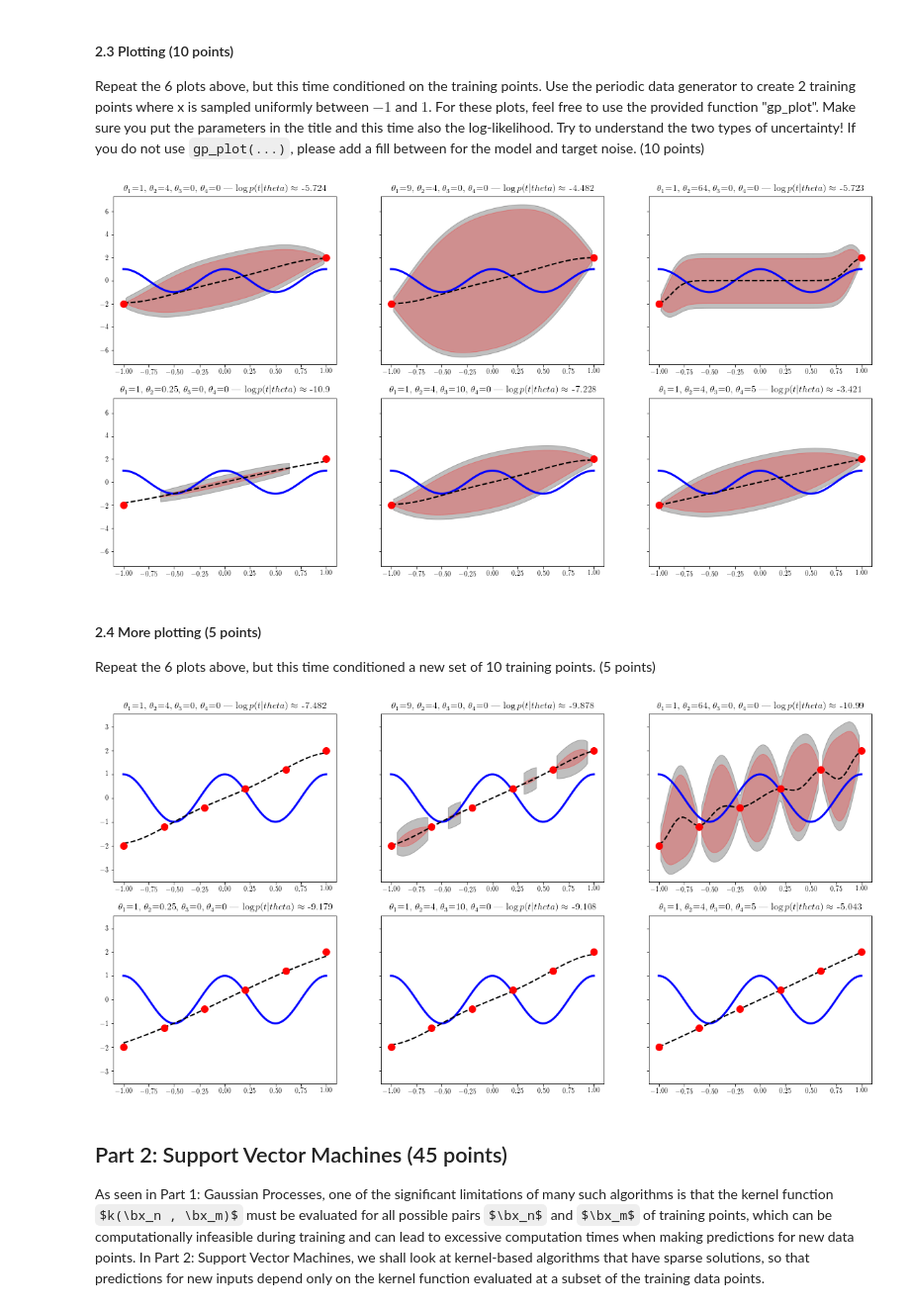
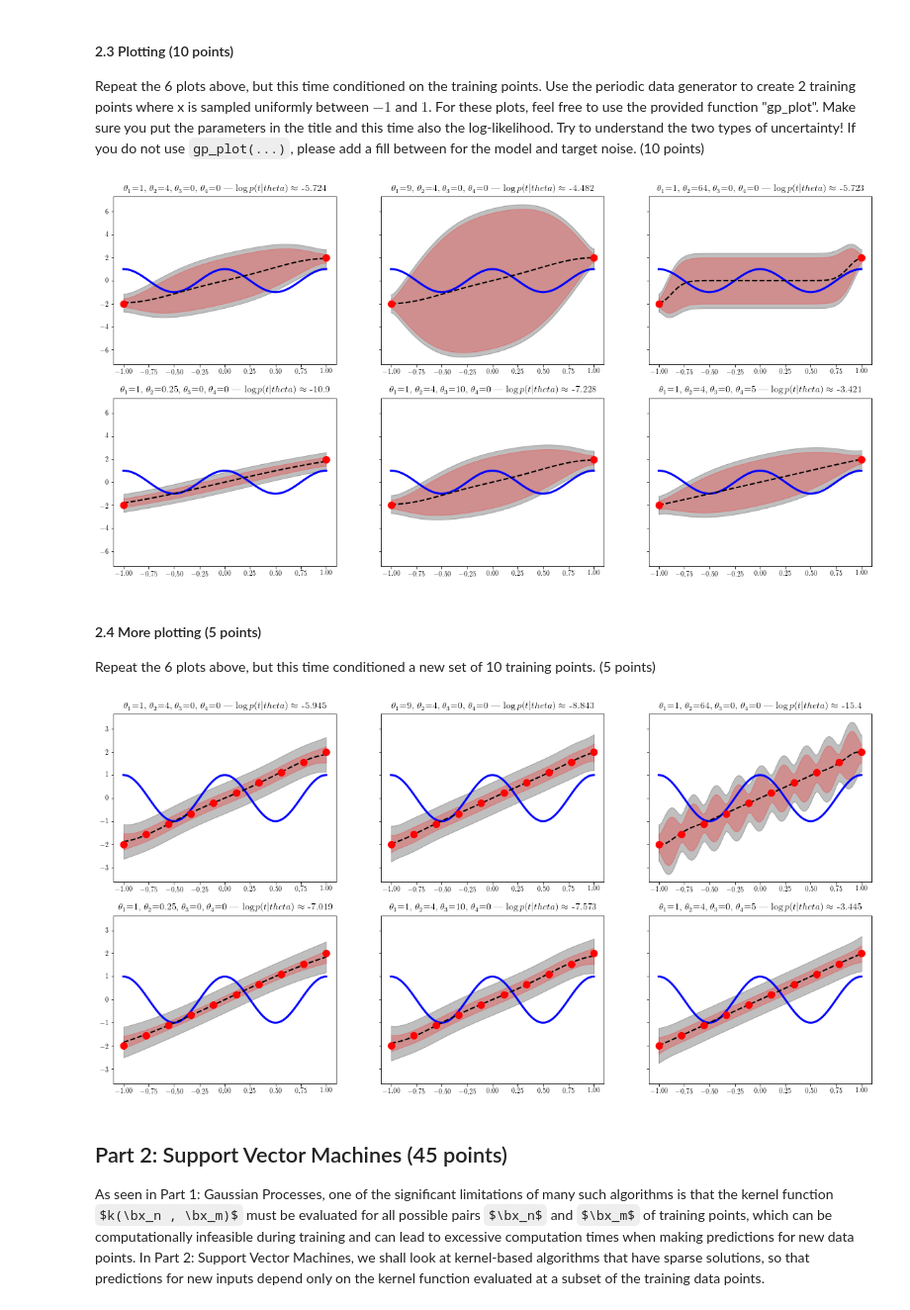
Before and after one commit to Kaleidophon/-friendly-octo-palm-tree, a Jupyter notebook: lab3.ipynb, the cells around one changed output. Shown at 99% size. Drawn from its saved outputs; the diff is of its cells as text; code cells hidden in the pictures; some formulas as TeX source.

```diff
--- a/lab3.ipynb
+++ b/lab3.ipynb
@@ -162,7 +161,7 @@ def gp_predictive_distribution(x_train, t_train, x_test, theta, beta, C=None):
         C = K + numpy.identity(len(x_train)) * 1/beta
 
 
-    c = computeK(x_test, x_test, theta)
+    c = numpy.diag(numpy.diag(computeK(x_test, x_test, theta) + 1/beta))
     k = computeK(x_train, x_test, theta)
     mean_test = numpy.dot(numpy.dot(k.T, inv(C)), t_train)
     var_test = c - np.dot(np.dot(k.T, inv(C)), k)
@@ -277,9 +276,9 @@ def adjusted_gp_plot( x_test, y_test, mean_test, var_test, x_train, t_train, the
 N = 2
 beta = 25
 x_train = np.linspace(-1, 1, N)
-t_train = 2 * x_train
 x_test = np.linspace(-1, 1, N_test)
 y_test = true_mean_function(x_test)
+t_test = add_noise(y_test, beta)
 
 plt.rc('text', usetex=True)
 plt.rc('font', family='serif')
@@ -301,39 +300,39 @@ for thetas, ax in zip(theta_combinations, axes.flatten()):
     lp, C, invC = gp_log_likelihood(x_train, t_train, theta, beta, C=C)
     adjusted_gp_plot(x_test, y_test, mean_test, var_test, x_train, t_train, thetas, beta, ax, lp=lp)
 # %% [output]
-[figure, old version]
+[figure, new version]
 # %% [markdown]
 #### 2.4 More plotting (5 points)
 Repeat the 6 plots above, but this time conditioned a new set of 10 training points. (5 points)
 # %%
-N = 6
+N = 10
 beta = 25
 x_train = np.linspace(-1, 1, N)
 t_train = 2 * x_train
 x_test = np.linspace(-1, 1, N_test)
 y_test = true_mean_function(x_test)
 
 plt.rc('text', usetex=True)
 plt.rc('font', family='serif')
 
 theta_combinations = [
     [1, 4, 0, 0],
     [9, 4, 0, 0],
     [1, 64, 0, 0],
     [1, 0.25, 0, 0],
     [1, 4, 10, 0],
     [1, 4, 0, 5]
 ]
 
 fig, axes = plt.subplots(2, 3, sharey="all")
 
 for thetas, ax in zip(theta_combinations, axes.flatten()):
     mean_test, var_test, C = gp_predictive_distribution(x_train, t_train, x_test, thetas, beta)
     #print("var_test", var_test)
     lp, C, invC = gp_log_likelihood(x_train, t_train, theta, beta, C=C)
     adjusted_gp_plot(x_test, y_test, mean_test, var_test, x_train, t_train, thetas, beta, ax, lp=lp)
 # %% [output]
-[figure, old version]
+[figure, new version]
 # %% [markdown]
 ## Part 2: Support Vector Machines (45 points)
 As seen in Part 1: Gaussian Processes, one of the significant limitations of many such algorithms is that the kernel function $k(\bx_n , \bx_m)$ must be evaluated for all possible pairs $\bx_n$ and $\bx_m$ of training points, which can be computationally infeasible during training and can lead to excessive computation times when making predictions for new data points.
```
Also changed, not shown: parts of 7 cells of this notebook.
